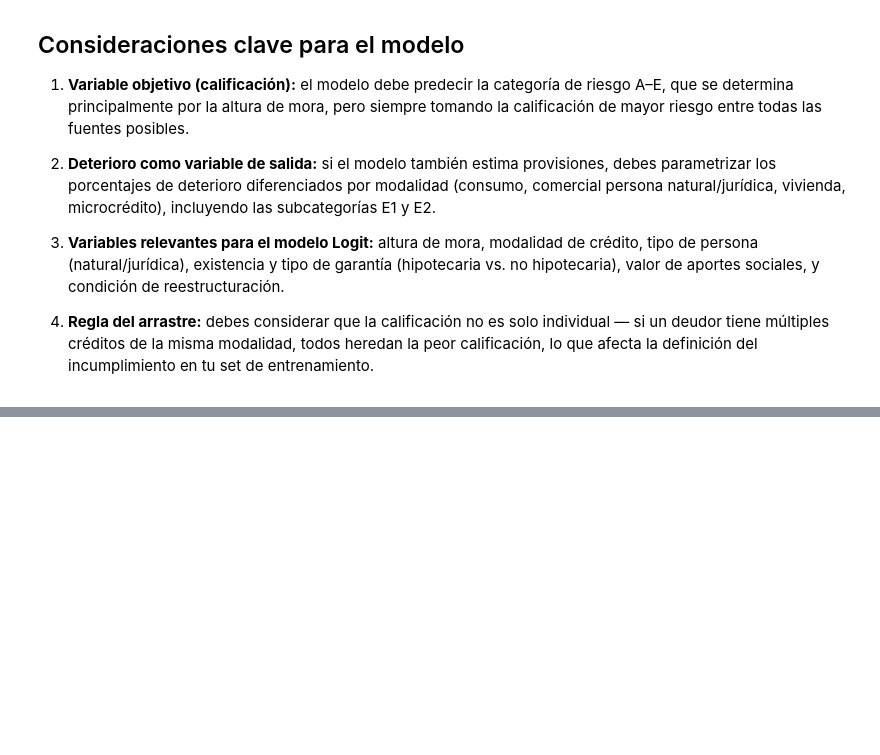
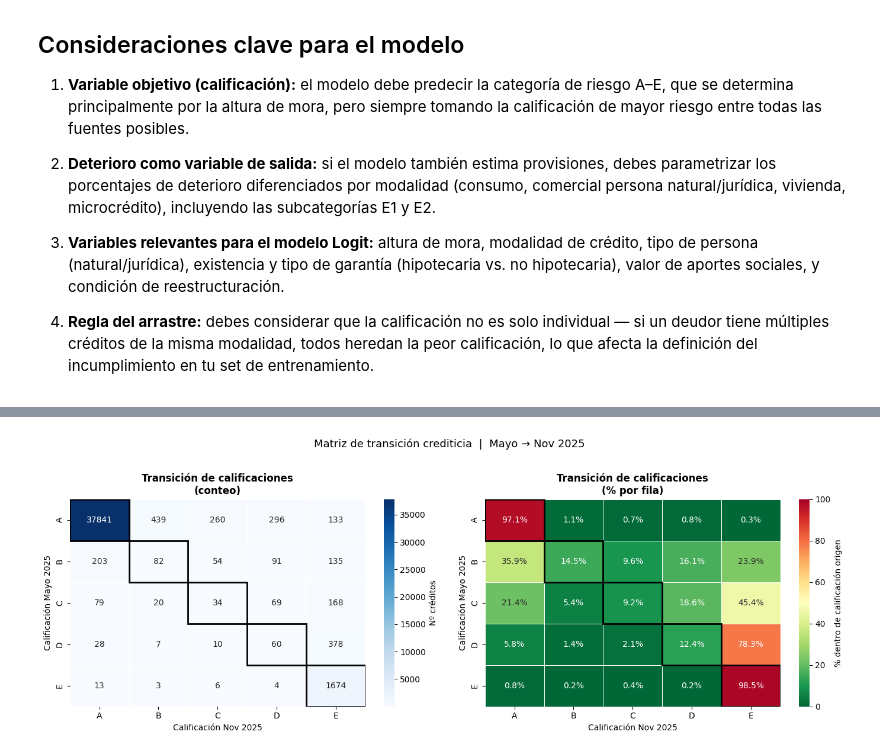
Before and after one commit to gadielfelipe/sources_of_0015, a Jupyter notebook: CART/Model.ipynb, the cells around one changed output, grey strips where cells are left out. Cells and saved outputs as stored; diff of their text form; code cells hidden in the pictures; blank space fills up the shorter version.

```diff
--- a/CART/Model.ipynb
+++ b/CART/Model.ipynb
@@ -297,0 +156,3 @@ array([nan, 'A', 'B', 'E', 'AA', 'C', 'K', 'D', 'BB', 'CC',
+# %%
+cartera_t=pd.read_excel("Informe_Cartera_NOVIEMBRE2025.xlsx",header=0)
+cartera_t.head(3)
@@ -297,0 +223,3 @@ array([nan, 'A', 'B', 'E', 'AA', 'C', 'K', 'D', 'BB', 'CC',
+# %%
+cartera_t_1 = pd.read_excel("Informe_Cartera_MAYO2025.xlsx", header=0)
+cartera_t_1.head(3)
@@ -297,0 +231,10 @@ array([nan, 'A', 'B', 'E', 'AA', 'C', 'K', 'D', 'BB', 'CC',
+# %%
+df_calif_t_1 = pd.read_excel(
+    os.path.join(RUTA, 'CalCartera_Analisis_UTRAHUILCA_JUN2025.xlsx'),
+    sheet_name='Analisis_Cal_Cartera'
+)
+
+print('Shape:', df_calif_t_1.shape)
+print('\nColumnas:')
+print(df_calif_t_1.columns.tolist())
+df_calif_t_1.head(3)
@@ -297,0 +314,66 @@ array([nan, 'A', 'B', 'E', 'AA', 'C', 'K', 'D', 'BB', 'CC',
+# %%
+
+
+califs = ['A', 'B', 'C', 'D', 'E']
+
+# Matriz de transición (solo filas con ambas calificaciones)
+df_trans = data_final_t_1.dropna(subset=['CALIFICACIÓN_x', 'CALIFICACIÓN_y'])
+df_trans = df_trans[df_trans['CALIFICACIÓN_x'].isin(califs) & df_trans['CALIFICACIÓN_y'].isin(califs)]
+
+matriz = pd.crosstab(
+    df_trans['CALIFICACIÓN_x'],
+    df_trans['CALIFICACIÓN_y'],
+    rownames=['Mayo 2025'],
+    colnames=['Nov 2025']
+).reindex(index=califs, columns=califs, fill_value=0)
+
+# Porcentaje por fila (de dónde vino cada calificación)
+matriz_pct = matriz.div(matriz.sum(axis=1), axis=0) * 100
+
+fig, axes = plt.subplots(1, 2, figsize=(14, 5))
+
+# --- Heatmap conteos ---
+sns.heatmap(
+    matriz, ax=axes[0],
+    annot=True, fmt='d', cmap='Blues',
+    linewidths=0.5, linecolor='white',
+    cbar_kws={'label': 'Nº créditos'}
+)
+axes[0].set_title('Transición de calificaciones\n(conteo)', fontsize=12, fontweight='bold')
+axes[0].set_xlabel('Calificación Nov 2025')
+axes[0].set_ylabel('Calificación Mayo 2025')
+
+# --- Heatmap % por fila ---
+annot_pct = matriz_pct.map(lambda x: f'{x:.1f}%')
+sns.heatmap(
+    matriz_pct, ax=axes[1],
+    annot=annot_pct, fmt='', cmap='RdYlGn_r',
+    linewidths=0.5, linecolor='white',
+    vmin=0, vmax=100,
+    cbar_kws={'label': '% dentro de calificación origen'}
+)
+axes[1].set_title('Transición de calificaciones\n(% por fila)', fontsize=12, fontweight='bold')
+axes[1].set_xlabel('Calificación Nov 2025')
+axes[1].set_ylabel('Calificación Mayo 2025')
+
+# Resaltar diagonal (se mantuvo)
+for ax in axes:
+    for i in range(len(califs)):
+        ax.add_patch(plt.Rectangle((i, i), 1, 1, fill=False, edgecolor='black', lw=2))
+
+plt.suptitle('Matriz de transición crediticia  |  Mayo → Nov 2025', fontsize=13, y=1.02)
+plt.tight_layout()
+plt.show()
+
+# --- Resumen textual ---
+print("=== Flujos de deterioro (empeoró) ===")
+deterioro = df_trans[df_trans['CALIFICACIÓN_y'] > df_trans['CALIFICACIÓN_x'].map(
+    lambda x: califs[califs.index(x)] if x in califs else x
+)]
+flujos = (df_trans[df_trans['cambio_calificacion'] == 'Empeoró']
+          .groupby(['CALIFICACIÓN_x', 'CALIFICACIÓN_y'])
+          .size().reset_index(name='n')
+          .sort_values('n', ascending=False))
+print(flujos.to_string(index=False))
+# %% [output]
+[figure, added]
```
Also changed, not shown: parts of 54 cells of this notebook, 3 other files.
